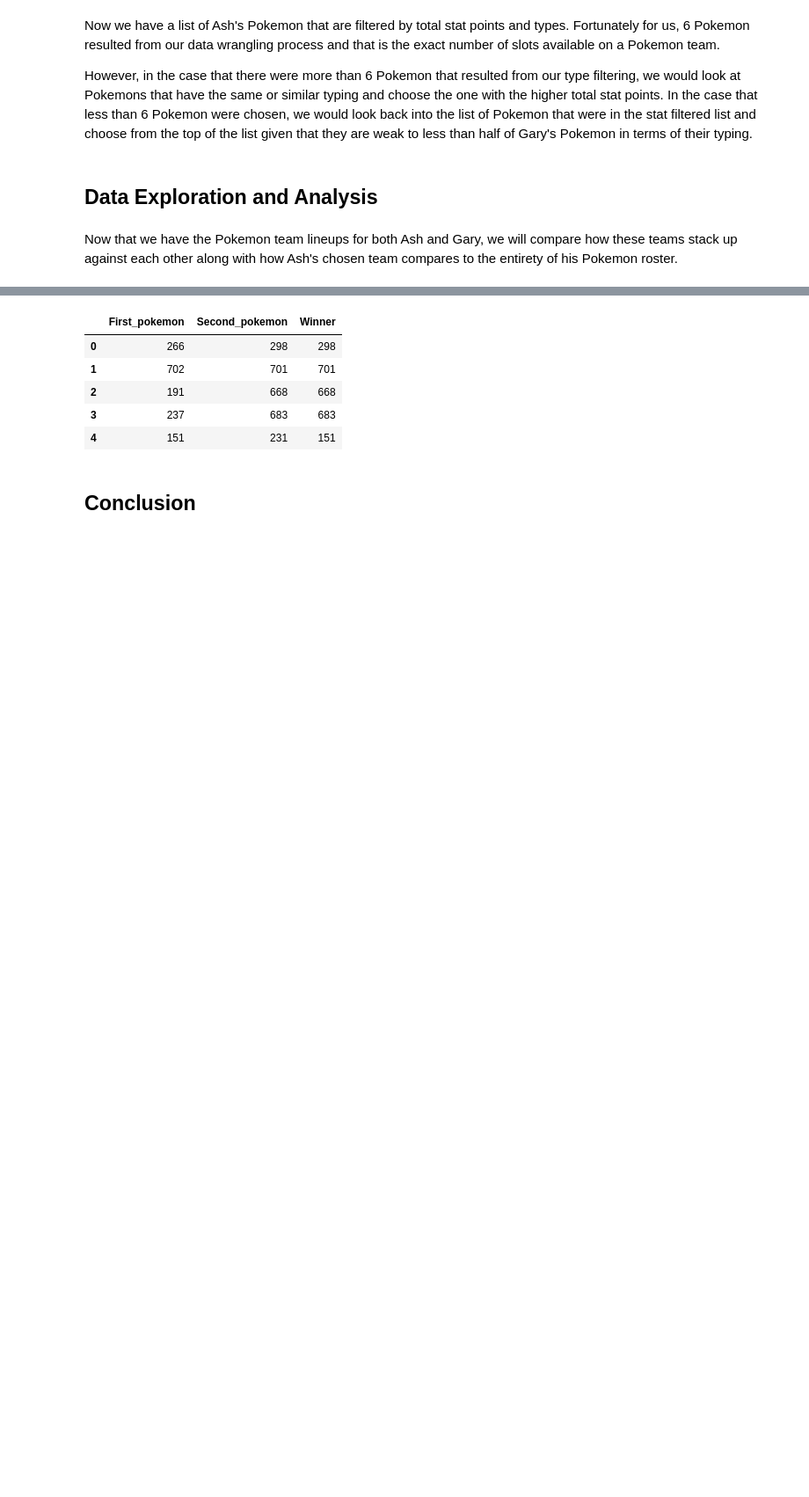
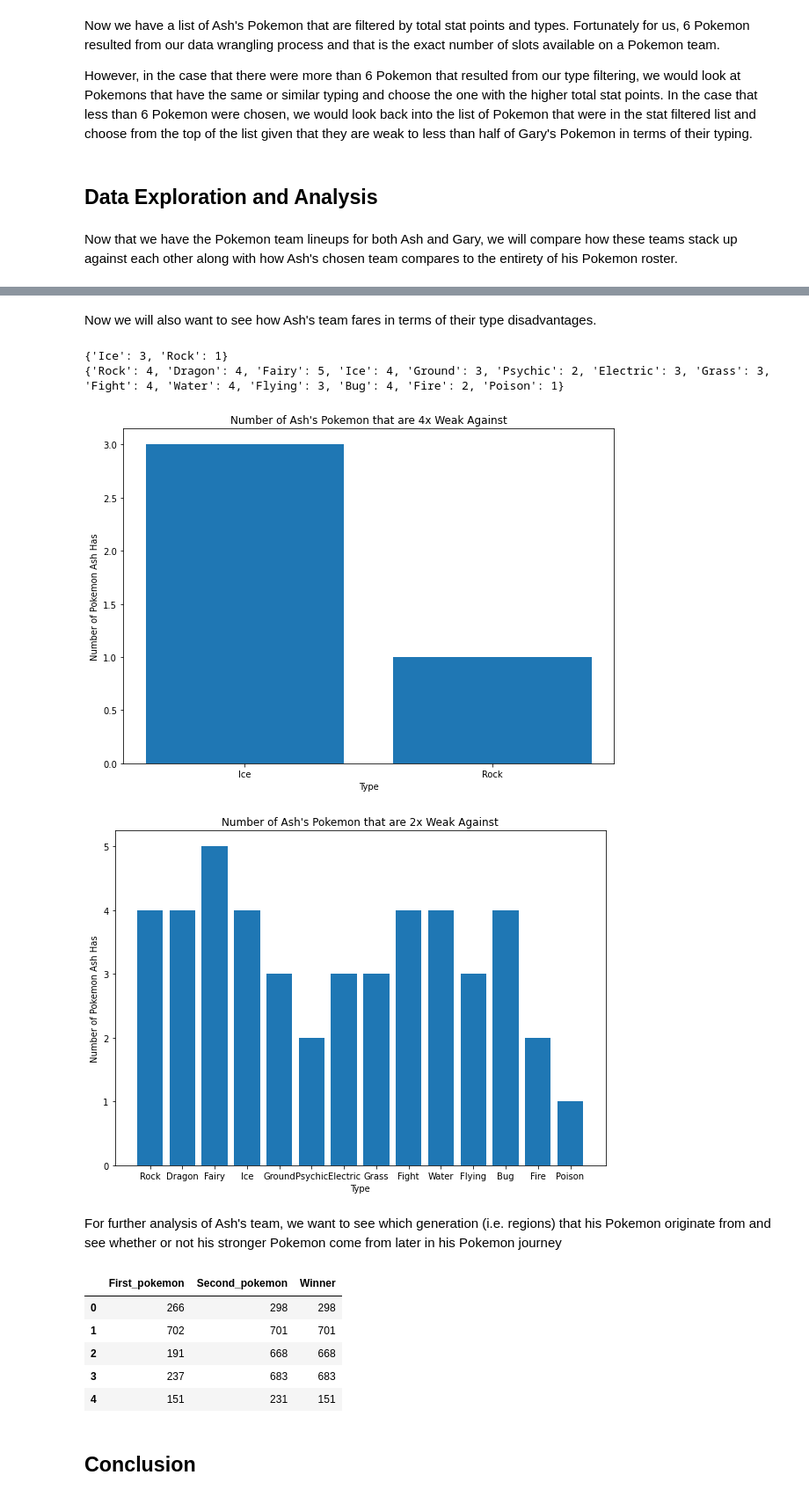
Before and after one commit to codingdn/cmsc320final, a Jupyter notebook: cmsc320final.ipynb, the cells around one changed output, grey strips where cells are left out. Shown at 88% size. Drawn from its saved outputs; the diff is of its cells as text; code cells hidden in the pictures; blank space fills up the shorter version.

```diff
--- a/cmsc320final.ipynb
+++ b/cmsc320final.ipynb
@@ -258,0 +265,50 @@ plt.show()
+# %% [markdown]
+Now we will also want to see how Ash's team fares in terms of their type disadvantages.
+# %%
+np_ash = ash_pokemon_type_filtered.to_numpy()
+
+# this will be storing the type weakness and the count of Pokemon that it applies to
+# a Pokemon can have either a 2x or 4x weakness against any particular type
+weakness_2_count = {}
+weakness_4_count = {}
+
+cols = ash_pokemon_type_filtered.columns.values.tolist()
+
+for i in np_ash:
+    #goes through all the columns and compare type matchup
+    for j in range (5, len(i)):
+        if (i[j] == 2):
+            if cols[j] in weakness_2_count.keys():
+                cur_count = weakness_2_count[cols[j]] + 1
+                weakness_2_count[cols[j]] = cur_count
+            else:
+                weakness_2_count[cols[j]] = 1
+
+        elif (i[j] == 4):
+            if cols[j] in weakness_4_count.keys():
+                cur_count = weakness_4_count[cols[j]] + 1
+                weakness_4_count[cols[j]] = cur_count
+            else:
+                weakness_4_count[cols[j]] = 1
+
+print(weakness_4_count)
+print(weakness_2_count)
+
+plt.figure(figsize = (10, 7))
+plt.bar(weakness_4_count.keys(), weakness_4_count.values())
+plt.title("Number of Ash's Pokemon that are 4x Weak Against")
+plt.xlabel('Type')
+plt.ylabel('Number of Pokemon Ash Has')
+plt.show()
+
+plt.figure(figsize = (10, 7))
+plt.bar(weakness_2_count.keys(), weakness_2_count.values())
+plt.title("Number of Ash's Pokemon that are 2x Weak Against")
+plt.xlabel('Type')
+plt.ylabel('Number of Pokemon Ash Has')
+plt.show()
+# %% [output]
+{'Ice': 3, 'Rock': 1}
+{'Rock': 4, 'Dragon': 4, 'Fairy': 5, 'Ice': 4, 'Ground': 3, 'Psychic': 2, 'Electric': 3, 'Grass': 3, 'Fight': 4, 'Water': 4, 'Flying': 3, 'Bug': 4, 'Fire': 2, 'Poison': 1}
+[figure, added]
+[figure, added]
@@ -259,3 +317,5 @@ plt.show()
+# %% [markdown]
+For further analysis of Ash's team, we want to see which generation (i.e. regions) that his Pokemon originate from and see whether or not his stronger Pokemon come from later in his Pokemon journey
 # %%
 combats_df = pd.read_csv("data/combats.csv")
 combats_df.head()
```
Also changed, not shown: parts of 5 cells of this notebook.
